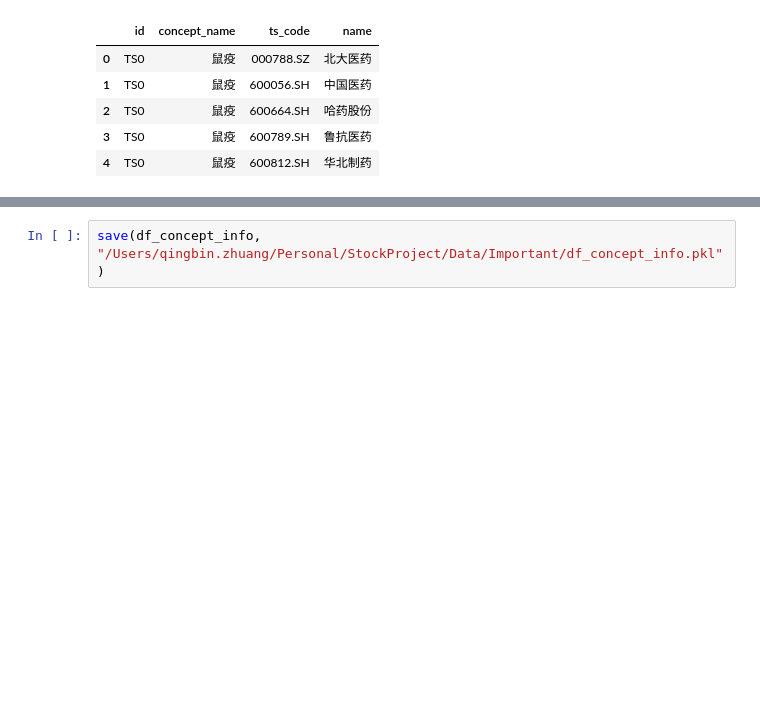
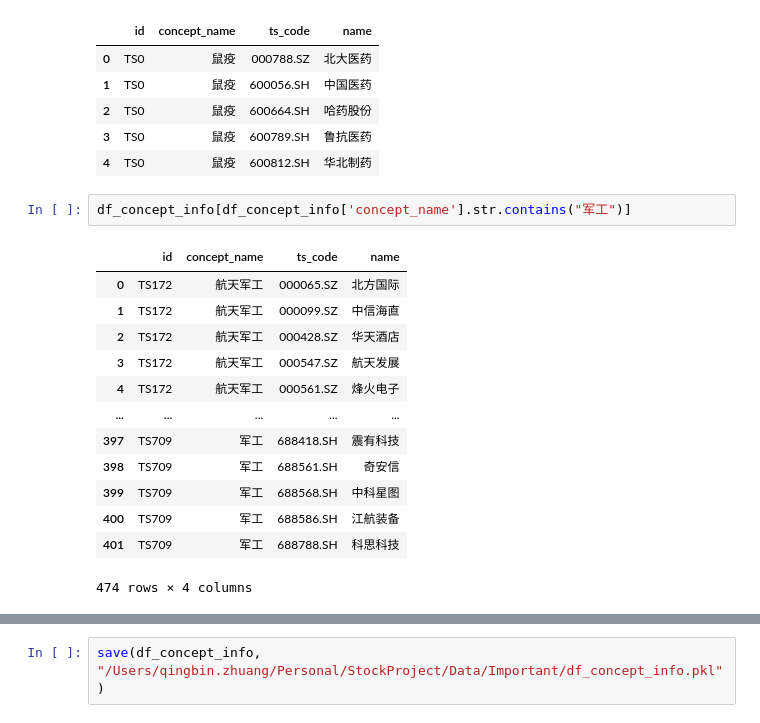
Before and after one commit to zhuangqingbin/StockProject, a Jupyter notebook: Debug/debug.ipynb, the cells around one changed output, grey strips where cells are left out. Cells and saved outputs as stored; diff of their text form; blank space fills up the shorter version.

```diff
--- a/Debug/debug.ipynb
+++ b/Debug/debug.ipynb
@@ -111,4 +112,20 @@ df_concept_info.head()
 | 2 | TS0 | 鼠疫 | 600664.SH | 哈药股份 |
 | 3 | TS0 | 鼠疫 | 600789.SH | 鲁抗医药 |
 | 4 | TS0 | 鼠疫 | 600812.SH | 华北制药 |
+# %%
+df_concept_info[df_concept_info['concept_name'].str.contains("军工")]
+# %% [output]
+|  | id | concept_name | ts_code | name |
+| 0 | TS172 | 航天军工 | 000065.SZ | 北方国际 |
+| 1 | TS172 | 航天军工 | 000099.SZ | 中信海直 |
+| 2 | TS172 | 航天军工 | 000428.SZ | 华天酒店 |
+| 3 | TS172 | 航天军工 | 000547.SZ | 航天发展 |
+| 4 | TS172 | 航天军工 | 000561.SZ | 烽火电子 |
+| ... | ... | ... | ... | ... |
+| 397 | TS709 | 军工 | 688418.SH | 震有科技 |
+| 398 | TS709 | 军工 | 688561.SH | 奇安信 |
+| 399 | TS709 | 军工 | 688568.SH | 中科星图 |
+| 400 | TS709 | 军工 | 688586.SH | 江航装备 |
+| 401 | TS709 | 军工 | 688788.SH | 科思科技 |
+474 rows × 4 columns
 # %%
```
Also changed, not shown: parts of 4 cells of this notebook, 1 other file.
